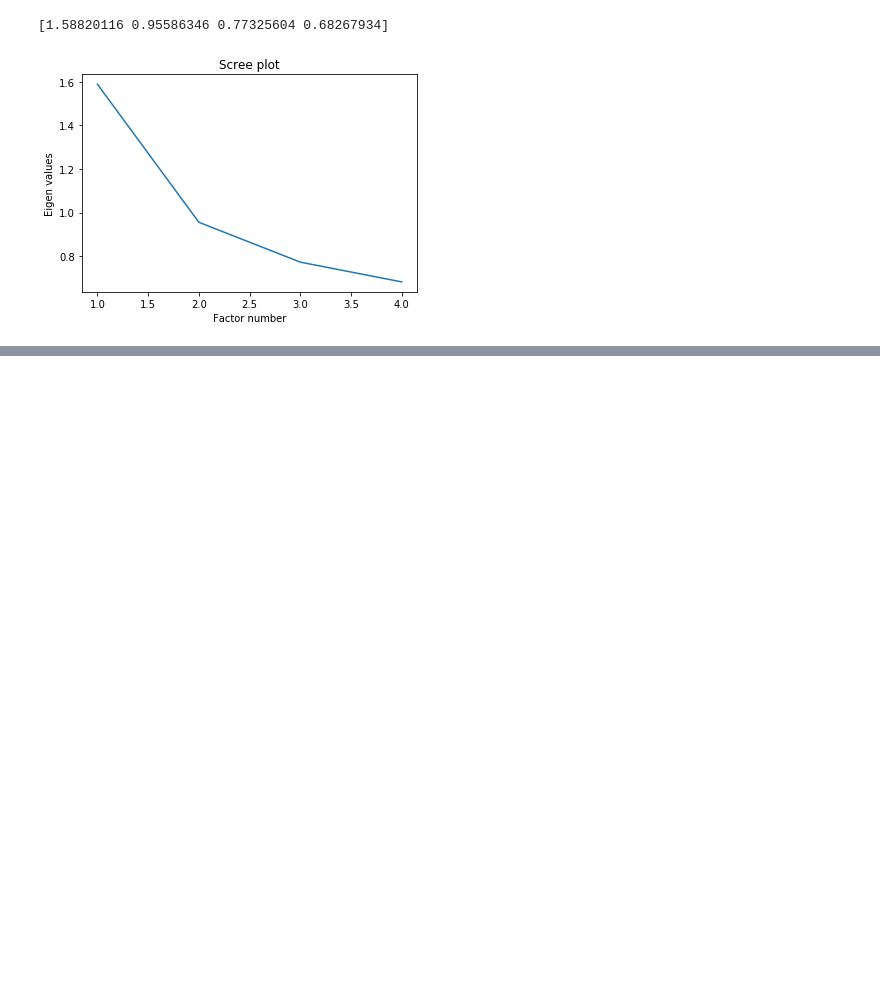
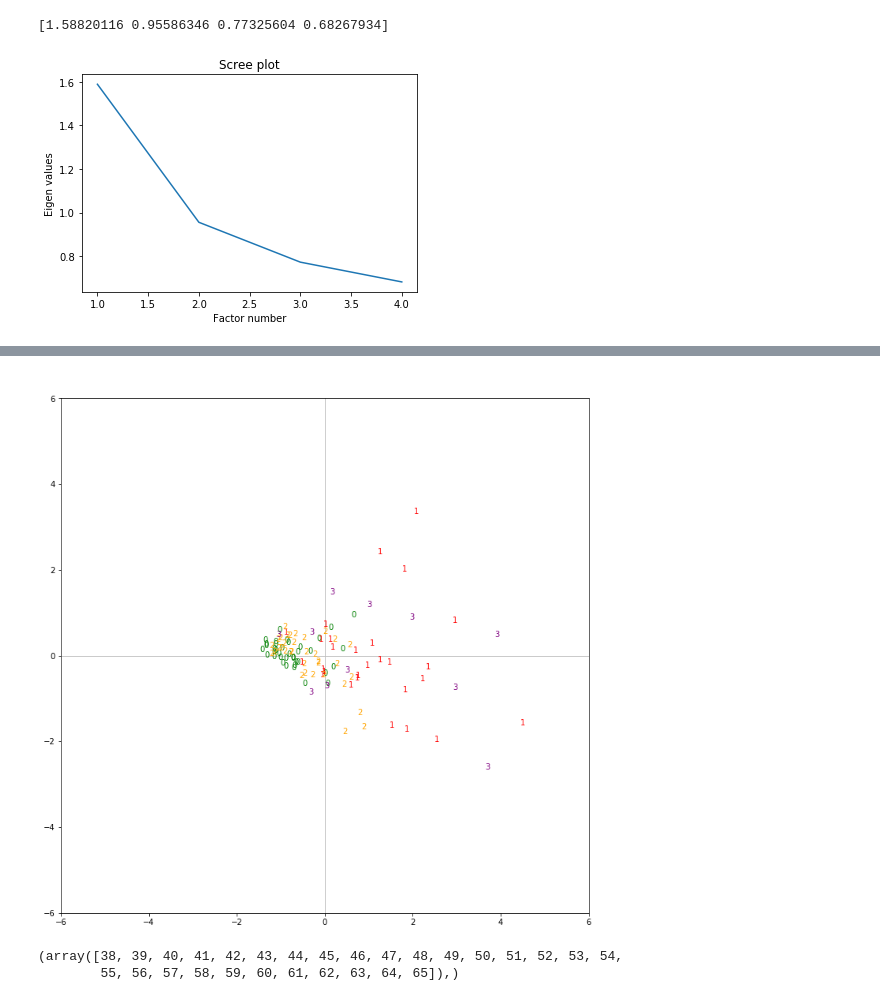
Before and after one commit to amandinebru/Projet_Parkinson, a Jupyter notebook: premier test.ipynb, the cells around one changed output, grey strips where cells are left out. Saved outputs shown, nothing was run; the diff lists cells and outputs as text; code cells hidden in the pictures; blank space fills up the shorter version.

```diff
--- a/premier test.ipynb
+++ b/premier test.ipynb
@@ -272,0 +318,34 @@ plt.show()
+# %%
+#graphique en coloriant les points
+
+couleur=['green','red','orange','purple']
+modalites=['0','1','2','3']
+
+fig, axes = plt.subplots(figsize=(12,12))
+axes.set_xlim(-6,6)
+axes.set_ylim(-6,6)
+
+#pour chaque modalité de la var. illustrative
+for c in range(len(modalites)):
+
+    #numéro des individus concernés
+    mod=int(modalites[c])
+    numero = np.where(data['Classe'] == mod)
+
+    #les passer en revue pour affichage
+    for i in numero[0]:
+        plt.annotate(data['Classe'][i],(coord[i,0],coord[i,1]),color=couleur[c])
+
+#ajouter les axes
+plt.plot([-6,6],[0,0],color='silver',linestyle='-',linewidth=1)
+plt.plot([0,0],[-6,6],color='silver',linestyle='-',linewidth=1)
+
+#affichage
+plt.show()
+# %% [output]
+[figure, added]
+# %%
+np.where(data['Classe']==1)
+# %% [output]
+(array([38, 39, 40, 41, 42, 43, 44, 45, 46, 47, 48, 49, 50, 51, 52, 53, 54,
+        55, 56, 57, 58, 59, 60, 61, 62, 63, 64, 65]),)
```
Also changed, not shown: parts of 10 cells of this notebook.
